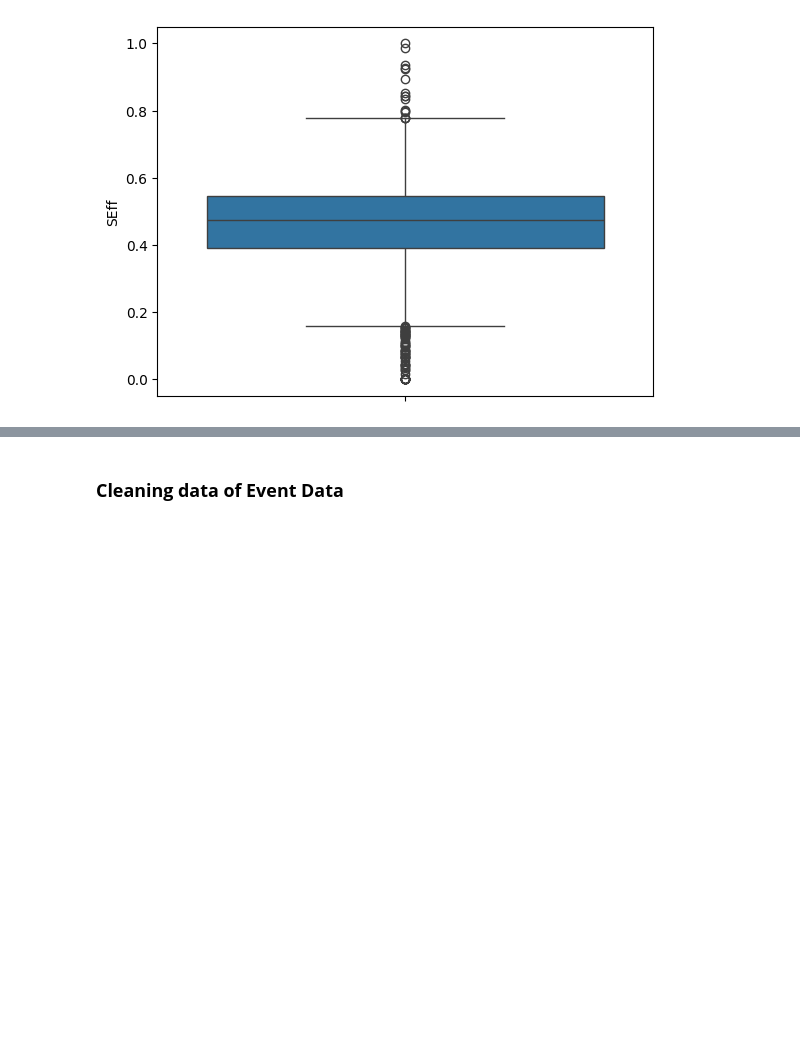
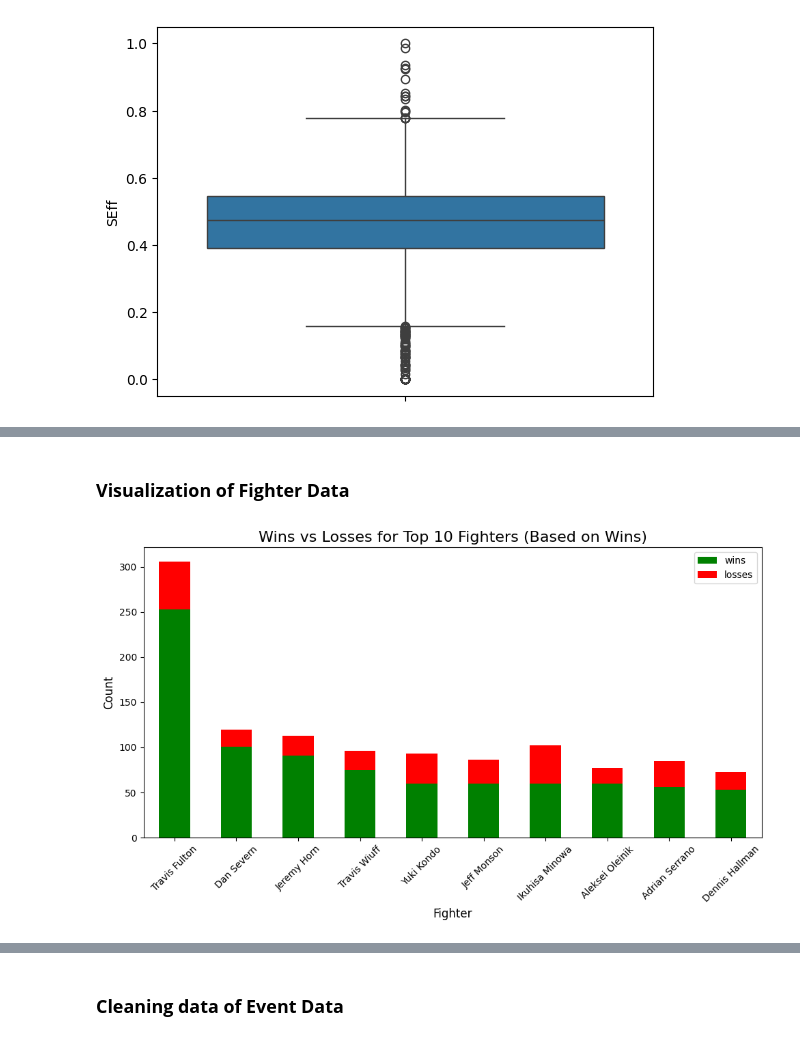
Before and after one commit to kaushalsingh01/UFC-Performance-Metrics-Analysis, a Jupyter notebook: Notebooks/ufc_eda.ipynb, the cells around one changed output, grey strips where cells are left out. Cells and saved outputs as stored; diff of their text form; code cells hidden in the pictures; blank space fills up the shorter version.

Commit message:
visualization on fighter data

```diff
--- a/Notebooks/ufc_eda.ipynb
+++ b/Notebooks/ufc_eda.ipynb
@@ -341,0 +349,22 @@ dtype: int64
+# %% [markdown]
+### **Visualization of Fighter Data**
+# %%
+# Sort by 'wins' and get the top 10 fighters
+fighter_stats = (
+    fighter_data[["name", "wins", "losses", "win_rto"]]
+    .sort_values(by="wins", ascending=False)
+    .head(10)
+)
+
+# Plotting wins and losses
+fighter_stats.set_index("name")[["wins", "losses"]].plot(
+    kind="bar", stacked=True, figsize=(10, 6), color=["green", "red"]
+)
+plt.title("Wins vs Losses for Top 10 Fighters (Based on Wins)", fontsize=16)
+plt.xlabel("Fighter", fontsize=12)
+plt.ylabel("Count", fontsize=12)
+plt.xticks(rotation=45)
+plt.tight_layout()
+plt.show()
+# %% [output]
+[figure, added]
```
Also changed, not shown: parts of 16 cells of this notebook.
